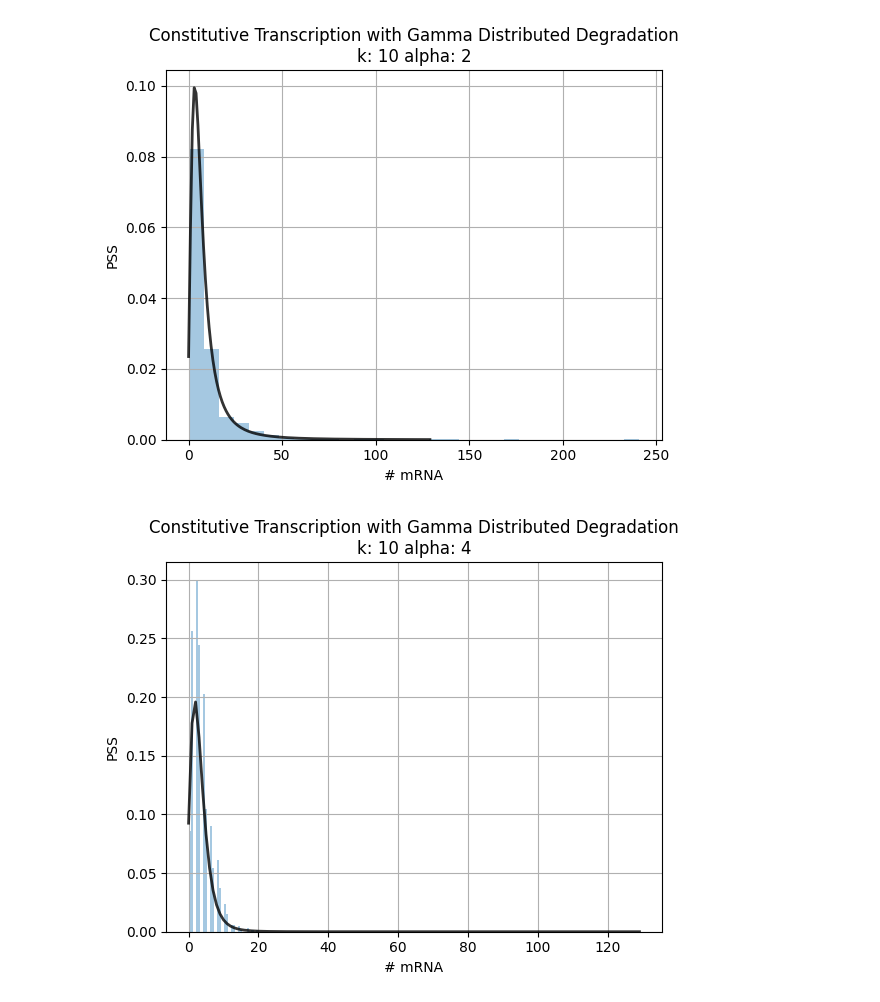
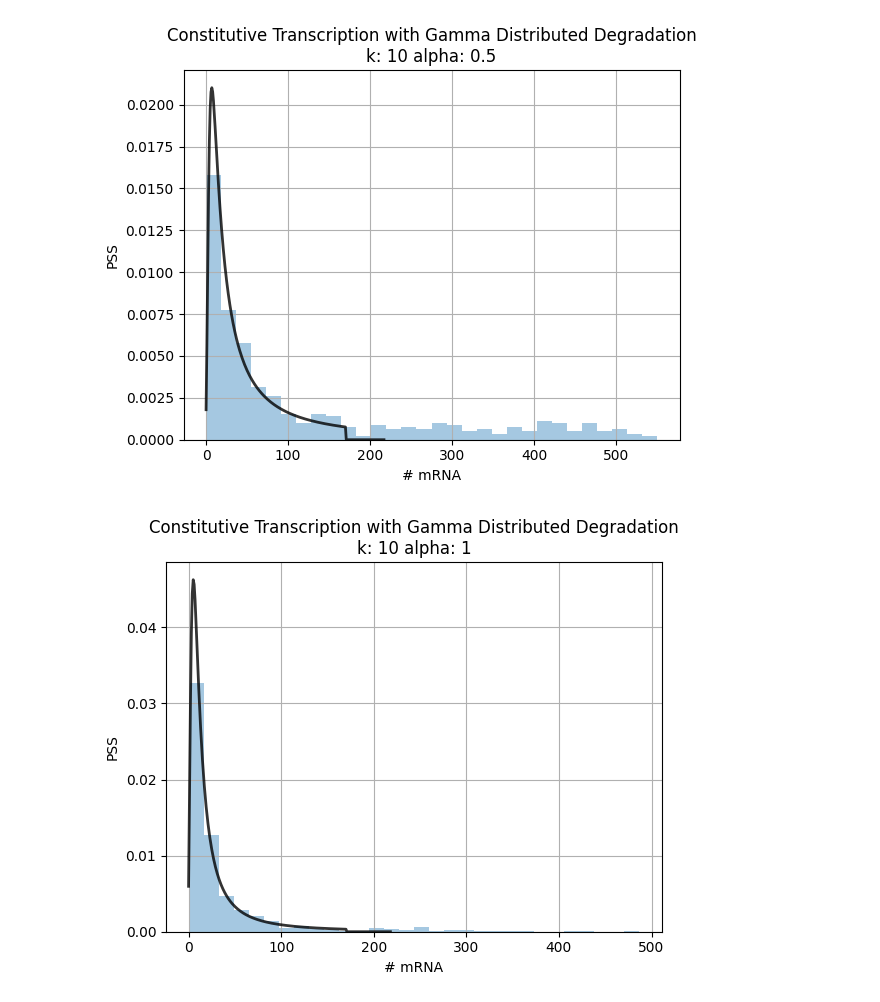
Before and after one commit to mtcarilli/bursty-deg-cme, a Jupyter notebook: gammaDegradation.ipynb, the cells around one changed output. Drawn from its saved outputs; the diff is of its cells as text; code cells hidden in the pictures.

```diff
--- a/gammaDegradation.ipynb
+++ b/gammaDegradation.ipynb
@@ -81,21 +81,22 @@ def analyticalSolutionPSS(n,args):
   PSS = prefactor*bessel
   return PSS
 # %%
-T = 100
+T = 50
 k = 10
-for alpha in [2,4,5,]:
+for alpha in [.5,1,2,4,5,]:
   args_ = {'k' : k, 'alpha' : alpha}
-  rxns = runRxns(0,T,args_,updateRules,1000)
-  PSS = analyticalSolutionPSS(np.arange(0,130),args_)
+  rxns = runRxns(0,T,args_,updateRules,500)
+  max_ = np.max(rxns)
+  PSS = analyticalSolutionPSS(np.arange(0,max_),args_)
 
   plt.plot(PSS,color='black',linewidth=2,alpha=0.8)
 
   plt.hist(rxns,density=True,alpha=0.4,bins=30)
   plt.xlabel('# mRNA')
   plt.ylabel('PSS')
   plt.title(f'Constitutive Transcription with Gamma Distributed Degradation\nk: {k} alpha: {alpha}')
   plt.grid()
   plt.show()
 # %% [output]
-[figure, old version]
+[figure, new version]
-[figure, old version]
+[figure, new version]
```
Also changed, not shown: parts of 1 cell of this notebook.
